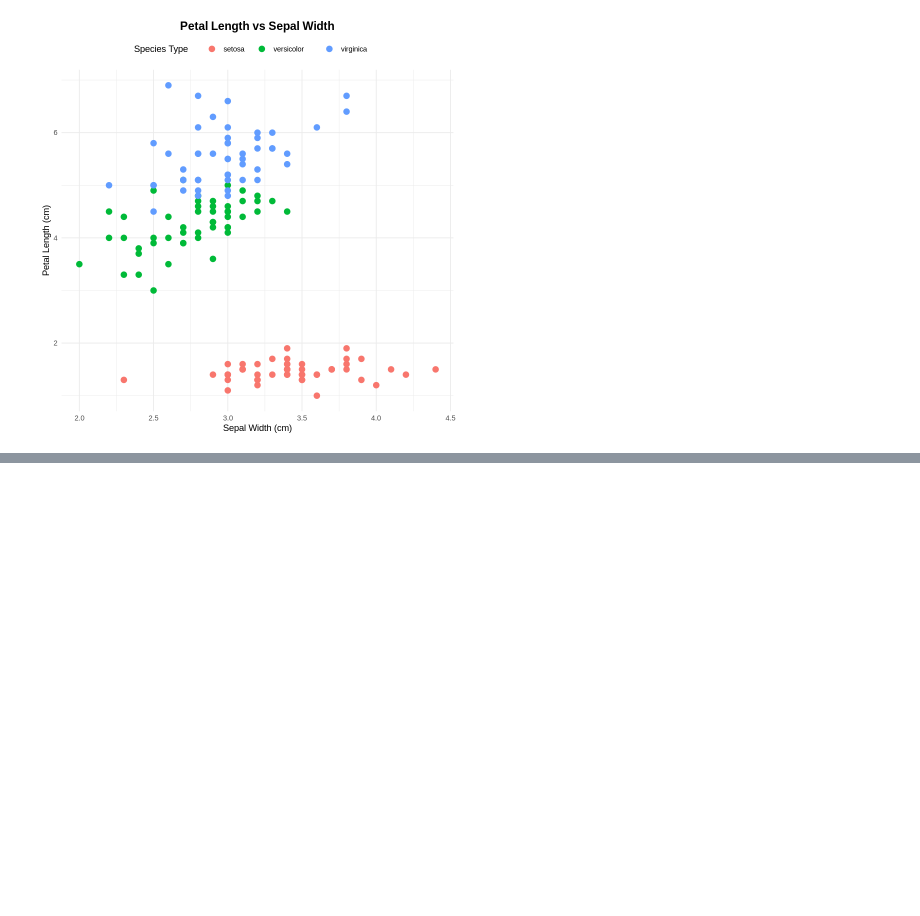
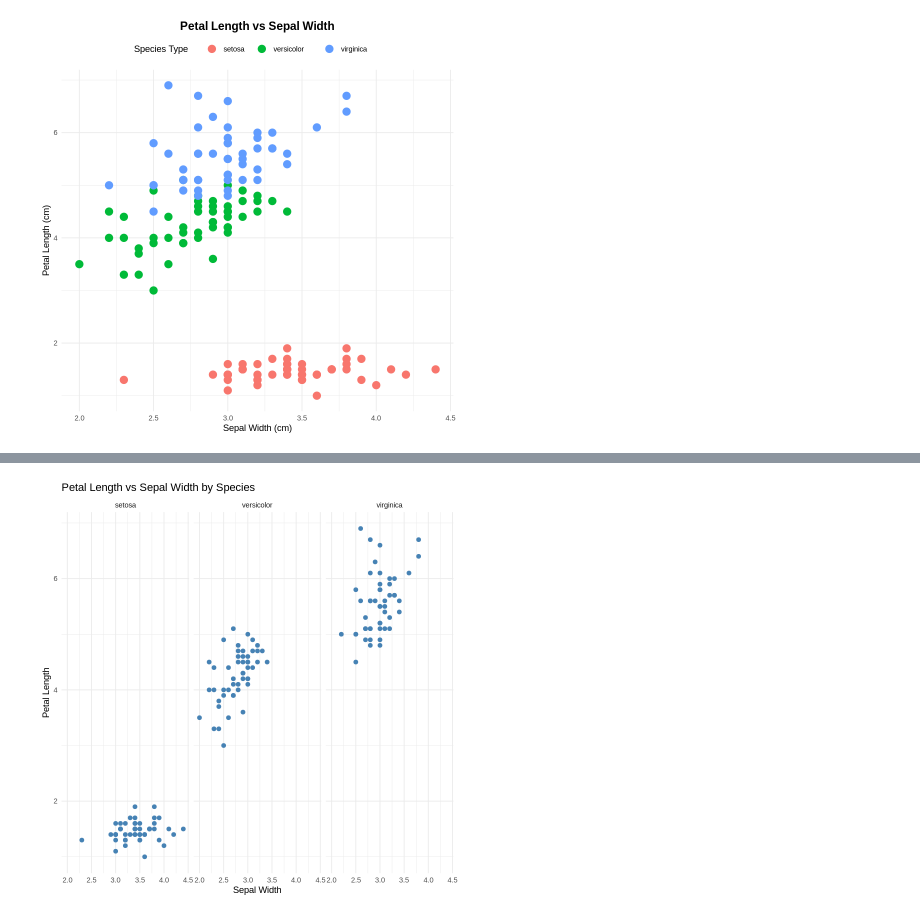
Before and after one commit to edelweiss611428/MXB107-Notebooks, a Jupyter notebook: notebooks/Week_1.ipynb, the cells around one changed output, grey strips where cells are left out. Cells and saved outputs as stored; diff of their text form; code cells hidden in the pictures; blank space fills up the shorter version.

```diff
--- a/notebooks/Week_1.ipynb
+++ b/notebooks/Week_1.ipynb
@@ -469,0 +505,13 @@ iris %>%
+# %%
+iris %>%
+  ggplot(aes(x = Sepal.Width, y = Petal.Length)) +
+  geom_point(color = "steelblue", size = 2) +
+  facet_wrap(~ Species) +
+  theme_minimal() +
+  labs(
+    title = "Petal Length vs Sepal Width by Species",
+    x = "Sepal Width",
+    y = "Petal Length"
+  )
+# %% [output]
+[figure, added]
```
Also changed, not shown: parts of 11 cells of this notebook.
